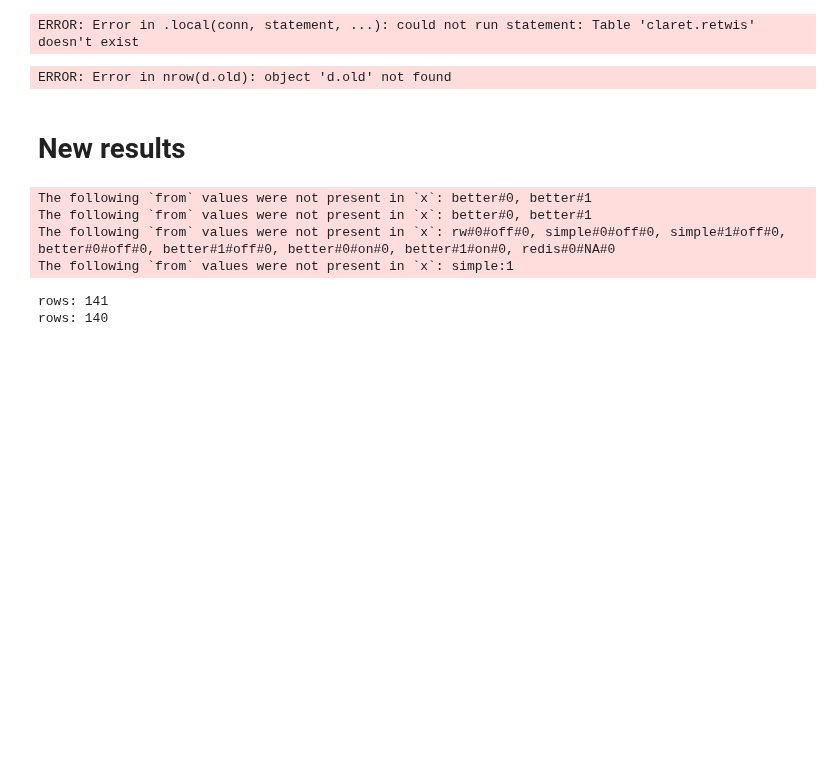
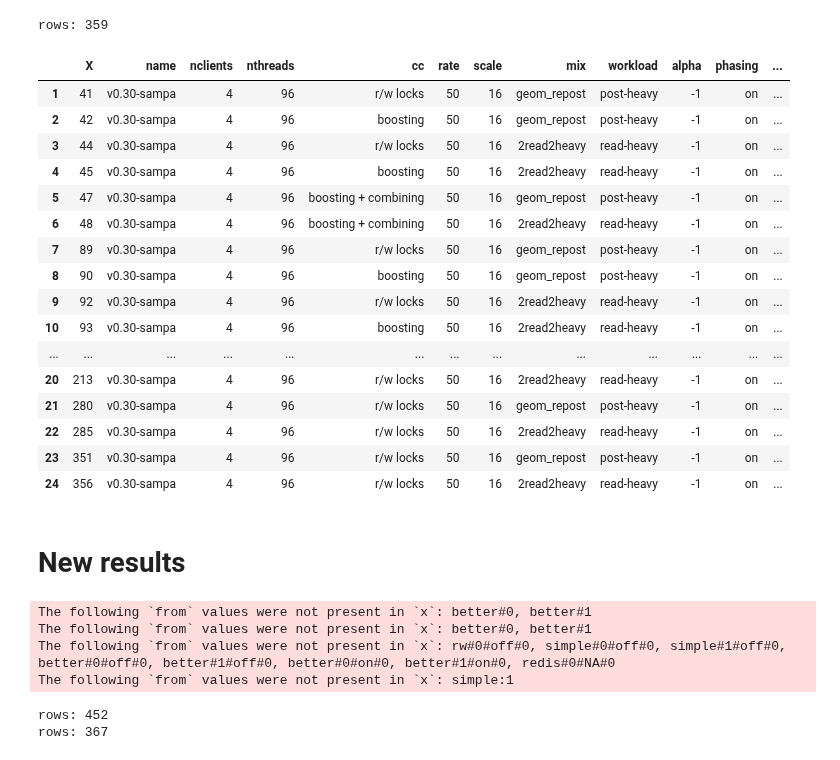
Before and after one commit to bholt/claret-doc, a Jupyter notebook: claret/plots/retwis.ipynb, the cells around one changed output. Cells and saved outputs as stored; diff of their text form; code cells hidden in the pictures; blank space fills up the shorter version.

Commit message:
working with new data

```diff
--- a/claret/plots/retwis.ipynb
+++ b/claret/plots/retwis.ipynb
@@ -3,17 +3,35 @@ options(repr.plot.width=8, repr.plot.height=5, jupyter.plot_mimetypes='image/svg
 source('common.r')
 out <- function(obj) write(obj, stdout())
 # %%
-d.old <- data.retwis(where="(name like '%v0.30%' and nclients = 4)")
+#d.old <- data.retwis(where="(name like '%v0.30%' and nclients = 4)")
+d.old <- db.csv("data/retwis-tput-vs-lat.csv")
 out("rows: " + nrow(d.old))
 # %% [output]
-ERROR: Error in .local(conn, statement, ...): could not run statement: Table 'claret.retwis' doesn't exist
+rows: 359
-ERROR: Error in nrow(d.old): object 'd.old' not found
 # %%
-#sql("SELECT threads, nclients, cc_ph, mix, rate, alpha, lambda, scale, txn_retries, txn_count FROM `d.old` WHERE phasing = 'on' and threads = 96")
+sql("SELECT * FROM `d.old` WHERE phasing = 'on' and nthreads = 96")
+# %% [output]
+|  | X | name | nclients | nthreads | cc | rate | scale | mix | workload | alpha | phasing | ... |
+| 1 | 41 | v0.30-sampa | 4 | 96 | r/w locks | 50 | 16 | geom_repost | post-heavy | -1 | on | ... |
+| 2 | 42 | v0.30-sampa | 4 | 96 | boosting | 50 | 16 | geom_repost | post-heavy | -1 | on | ... |
+| 3 | 44 | v0.30-sampa | 4 | 96 | r/w locks | 50 | 16 | 2read2heavy | read-heavy | -1 | on | ... |
+| 4 | 45 | v0.30-sampa | 4 | 96 | boosting | 50 | 16 | 2read2heavy | read-heavy | -1 | on | ... |
+| 5 | 47 | v0.30-sampa | 4 | 96 | boosting + combining | 50 | 16 | geom_repost | post-heavy | -1 | on | ... |
+| 6 | 48 | v0.30-sampa | 4 | 96 | boosting + combining | 50 | 16 | 2read2heavy | read-heavy | -1 | on | ... |
+| 7 | 89 | v0.30-sampa | 4 | 96 | r/w locks | 50 | 16 | geom_repost | post-heavy | -1 | on | ... |
+| 8 | 90 | v0.30-sampa | 4 | 96 | boosting | 50 | 16 | geom_repost | post-heavy | -1 | on | ... |
+| 9 | 92 | v0.30-sampa | 4 | 96 | r/w locks | 50 | 16 | 2read2heavy | read-heavy | -1 | on | ... |
+| 10 | 93 | v0.30-sampa | 4 | 96 | boosting | 50 | 16 | 2read2heavy | read-heavy | -1 | on | ... |
+| ... | ... | ... | ... | ... | ... | ... | ... | ... | ... | ... | ... | ... |
+| 20 | 213 | v0.30-sampa | 4 | 96 | r/w locks | 50 | 16 | 2read2heavy | read-heavy | -1 | on | ... |
+| 21 | 280 | v0.30-sampa | 4 | 96 | r/w locks | 50 | 16 | geom_repost | post-heavy | -1 | on | ... |
+| 22 | 285 | v0.30-sampa | 4 | 96 | r/w locks | 50 | 16 | 2read2heavy | read-heavy | -1 | on | ... |
+| 23 | 351 | v0.30-sampa | 4 | 96 | r/w locks | 50 | 16 | geom_repost | post-heavy | -1 | on | ... |
+| 24 | 356 | v0.30-sampa | 4 | 96 | r/w locks | 50 | 16 | 2read2heavy | read-heavy | -1 | on | ... |
 # %% [markdown]
 # New results
 # %%
-d <- data.retwis.socc(where="(name like 'v6%') and shards = 4 and nclients = 4")
+d <- data.retwis.socc(where="(name like 'v6.1') and shards = 4 and nclients = 4")
 out("rows: " + nrow(d))
 
 modes <- c(RW+PH, COMM, COMM+PH, COMB+PH, NOTXN, REDIS)
@@ -26,7 +44,7 @@ d$label <- d$threads * num(d$nclients) + "x" + d$rate
 d$facet <- with(d, workload) # + "\n" + timeout_scaling)
 
 s <- subset(d, async == 0
-            & (txn_failed < 500 | is.na(txn_failed))
+            & (txn_failed < 10 | is.na(txn_failed))
             & total_time > 60 & total_time < 65
             & (phasing == 'on' | disable_txns == 1 | cc_ph == REDIS)
 #             & rate == 5
@@ -38,8 +56,8 @@ The following `from` values were not present in `x`: better#0, better#1
 The following `from` values were not present in `x`: better#0, better#1
 The following `from` values were not present in `x`: rw#0#off#0, simple#0#off#0, simple#1#off#0, better#0#off#0, better#1#off#0, better#0#on#0, better#1#on#0, redis#0#NA#0
 The following `from` values were not present in `x`: simple:1
-rows: 141
-rows: 140
+rows: 452
+rows: 367
 # %%
 #sql("SELECT DISTINCT ccmode, nclients, threads, mix, rate, alpha, scale FROM d")
 # %%
```
Also changed, not shown: parts of 8 cells of this notebook, 4 other files.
